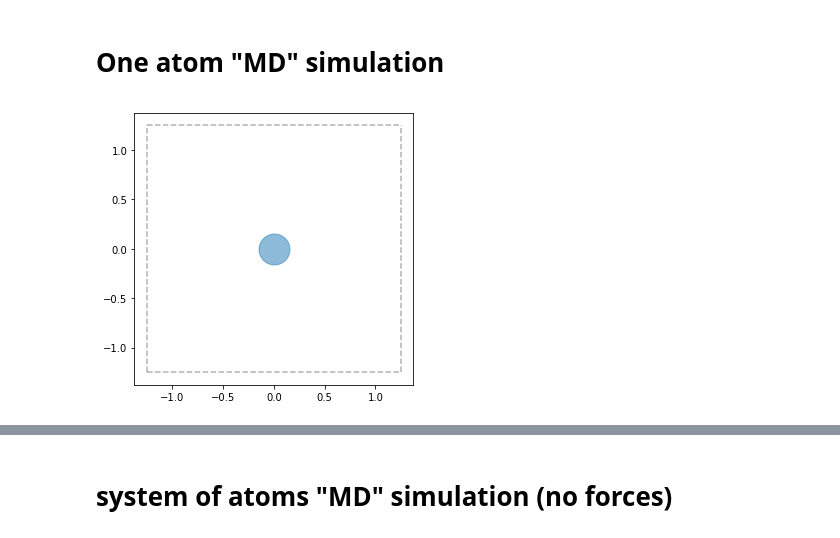
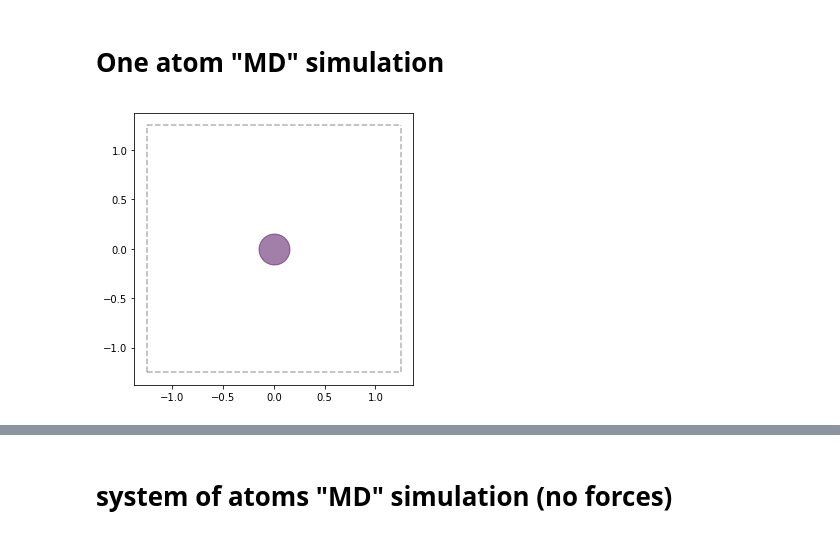
Before and after one commit to UWPRG/MOLSIM, a Jupyter notebook: Homeworks/Homework_w04/Homework4_Emily/md_basics_Emily.ipynb, the cells around one changed output, grey strips where cells are left out. Drawn from its saved outputs; the diff is of its cells as text; code cells hidden in the pictures.

```diff
--- a/Homeworks/Homework_w04/Homework4_Emily/md_basics_Emily.ipynb
+++ b/Homeworks/Homework_w04/Homework4_Emily/md_basics_Emily.ipynb
@@ -13,27 +13,27 @@ np.random.seed(7)
 # %%
 # first atom
 pos = [0, 0, 0]  # position (nm)
 velocity = [2, 1.5, 0]  #
-argon_atom = Atom('Ar0', 'Ar', pos, velocity)
+argon_atom = Atom('Ar0', 'Cl', pos, velocity)
 
 atoms = [argon_atom]
 
 # box
 box_len = 2.5  # nm
 box = (
     [-box_len / 2, box_len / 2],  # x_min, x_max
     [-box_len / 2, box_len / 2],  # y_min, y_max
     [0, 0]  # operating on the x-y plane
 )
 
 # run md
 positions, velocities = molecular_dynamics(
     atoms, box, dt=0.002, t_max=2.0,
 )
 
 # check out initial configuration and generate movie
 movie = animate_md_traj(positions, atoms, box, speed=5)
 # %% [output]
-[figure, old version]
+[figure, new version]
 # %%
 HTML(movie.to_html5_video())
```
Also changed, not shown: parts of 10 cells of this notebook, 2 other files.
